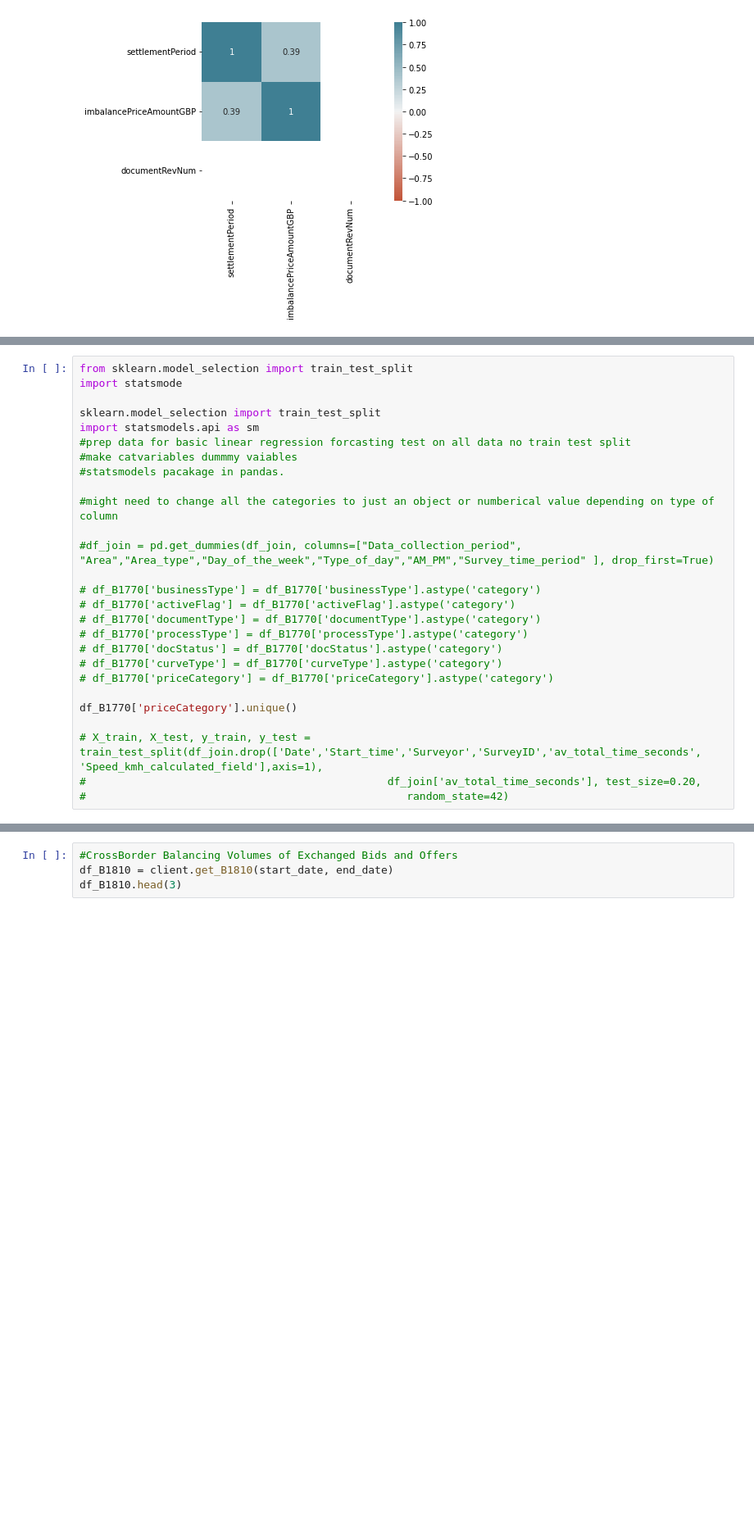
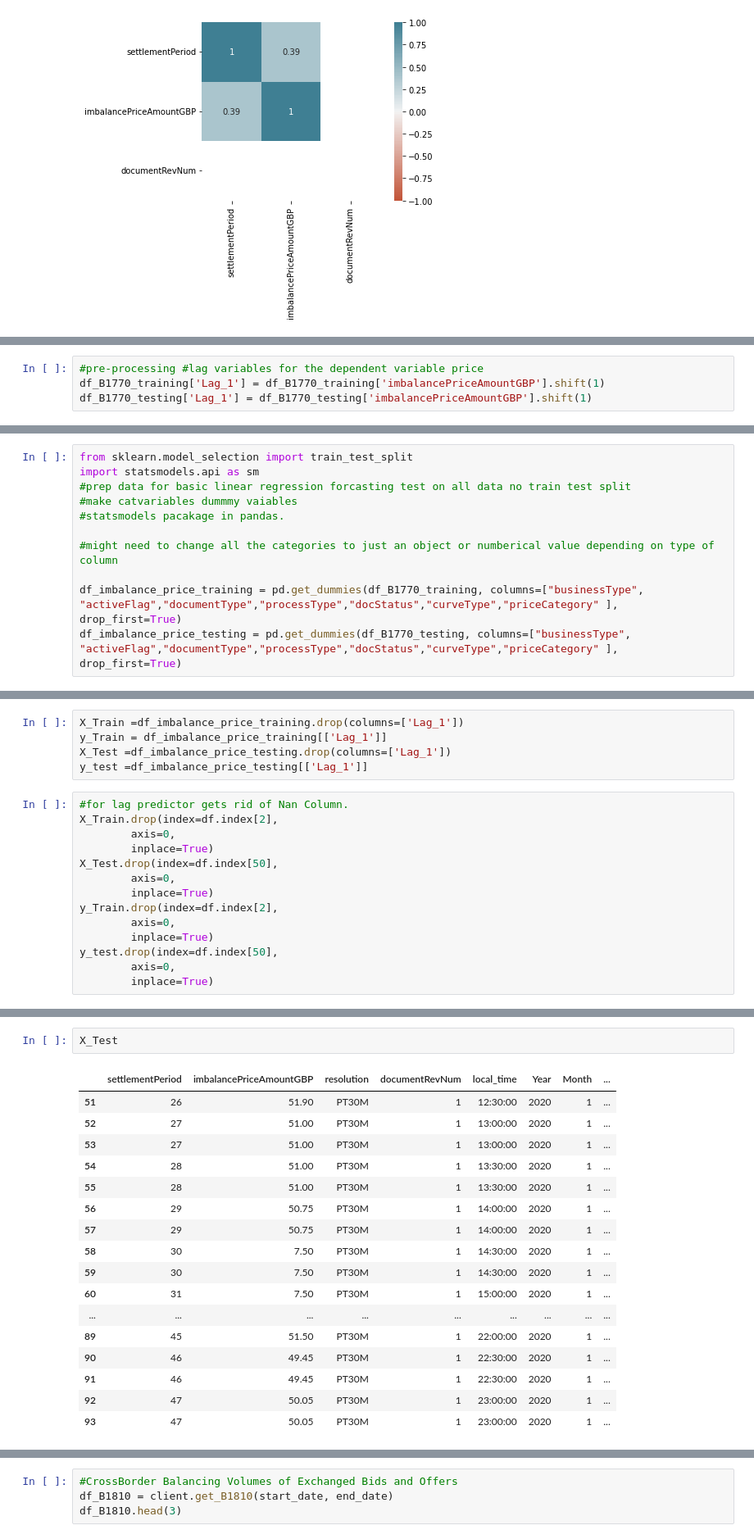
Before and after one commit to ayokariks/bm_forcasting, a Jupyter notebook: data_processing.ipynb, the cells around one changed output, grey strips where cells are left out. Shown at 82% size. Cells and saved outputs as stored; diff of their text form; blank space fills up the shorter version.

```diff
--- a/data_processing.ipynb
+++ b/data_processing.ipynb
@@ -170,0 +259,4 @@ ax = sns.heatmap(
+# %%
+#pre-processing #lag variables for the dependent variable price
+df_B1770_training['Lag_1'] = df_B1770_training['imbalancePriceAmountGBP'].shift(1)
+df_B1770_testing['Lag_1'] = df_B1770_testing['imbalancePriceAmountGBP'].shift(1)
@@ -171,8 +339,5 @@ ax = sns.heatmap(
 # %%
 from sklearn.model_selection import train_test_split
-import statsmode
-
-sklearn.model_selection import train_test_split
 import statsmodels.api as sm
 #prep data for basic linear regression forcasting test on all data no train test split
 #make catvariables dummmy vaiables
@@ -180,18 +345,5 @@ import statsmodels.api as sm
 
 #might need to change all the categories to just an object or numberical value depending on type of column
 
-#df_join = pd.get_dummies(df_join, columns=["Data_collection_period", "Area","Area_type","Day_of_the_week","Type_of_day","AM_PM","Survey_time_period" ], drop_first=True)
-
-# df_B1770['businessType'] = df_B1770['businessType'].astype('category')
-# df_B1770['activeFlag'] = df_B1770['activeFlag'].astype('category')
-# df_B1770['documentType'] = df_B1770['documentType'].astype('category')
-# df_B1770['processType'] = df_B1770['processType'].astype('category')
-# df_B1770['docStatus'] = df_B1770['docStatus'].astype('category')
-# df_B1770['curveType'] = df_B1770['curveType'].astype('category')
-# df_B1770['priceCategory'] = df_B1770['priceCategory'].astype('category')
-
-df_B1770['priceCategory'].unique()
-
-# X_train, X_test, y_train, y_test = train_test_split(df_join.drop(['Date','Start_time','Surveyor','SurveyID','av_total_time_seconds', 'Speed_kmh_calculated_field'],axis=1),
-#                                               df_join['av_total_time_seconds'], test_size=0.20,
-#                                                  random_state=42)
+df_imbalance_price_training = pd.get_dummies(df_B1770_training, columns=["businessType", "activeFlag","documentType","processType","docStatus","curveType","priceCategory" ], drop_first=True)
+df_imbalance_price_testing = pd.get_dummies(df_B1770_testing, columns=["businessType", "activeFlag","documentType","processType","docStatus","curveType","priceCategory" ], drop_first=True)
@@ -246,0 +350,19 @@ Categories (2, object): ['Excess balance', 'Insufficient balance']
+# %%
+X_Train =df_imbalance_price_training.drop(columns=['Lag_1'])
+y_Train = df_imbalance_price_training[['Lag_1']]
+X_Test =df_imbalance_price_testing.drop(columns=['Lag_1'])
+y_test =df_imbalance_price_testing[['Lag_1']]
+# %%
+#for lag predictor gets rid of Nan Column.
+X_Train.drop(index=df.index[2],
+        axis=0,
+        inplace=True)
+X_Test.drop(index=df.index[50],
+        axis=0,
+        inplace=True)
+y_Train.drop(index=df.index[2],
+        axis=0,
+        inplace=True)
+y_test.drop(index=df.index[50],
+        axis=0,
+        inplace=True)
@@ -246,0 +379,20 @@ Categories (2, object): ['Excess balance', 'Insufficient balance']
+# %%
+X_Test
+# %% [output]
+|  | settlementPeriod | imbalancePriceAmountGBP | resolution | documentRevNum | local_time | Year | Month | ... |
+| 51 | 26 | 51.90 | PT30M | 1 | 12:30:00 | 2020 | 1 | ... |
+| 52 | 27 | 51.00 | PT30M | 1 | 13:00:00 | 2020 | 1 | ... |
+| 53 | 27 | 51.00 | PT30M | 1 | 13:00:00 | 2020 | 1 | ... |
+| 54 | 28 | 51.00 | PT30M | 1 | 13:30:00 | 2020 | 1 | ... |
+| 55 | 28 | 51.00 | PT30M | 1 | 13:30:00 | 2020 | 1 | ... |
+| 56 | 29 | 50.75 | PT30M | 1 | 14:00:00 | 2020 | 1 | ... |
+| 57 | 29 | 50.75 | PT30M | 1 | 14:00:00 | 2020 | 1 | ... |
+| 58 | 30 | 7.50 | PT30M | 1 | 14:30:00 | 2020 | 1 | ... |
+| 59 | 30 | 7.50 | PT30M | 1 | 14:30:00 | 2020 | 1 | ... |
+| 60 | 31 | 7.50 | PT30M | 1 | 15:00:00 | 2020 | 1 | ... |
+| ... | ... | ... | ... | ... | ... | ... | ... | ... |
+| 89 | 45 | 51.50 | PT30M | 1 | 22:00:00 | 2020 | 1 | ... |
+| 90 | 46 | 49.45 | PT30M | 1 | 22:30:00 | 2020 | 1 | ... |
+| 91 | 46 | 49.45 | PT30M | 1 | 22:30:00 | 2020 | 1 | ... |
+| 92 | 47 | 50.05 | PT30M | 1 | 23:00:00 | 2020 | 1 | ... |
+| 93 | 47 | 50.05 | PT30M | 1 | 23:00:00 | 2020 | 1 | ... |
```
Also changed, not shown: parts of 38 cells of this notebook, 2 other files.
